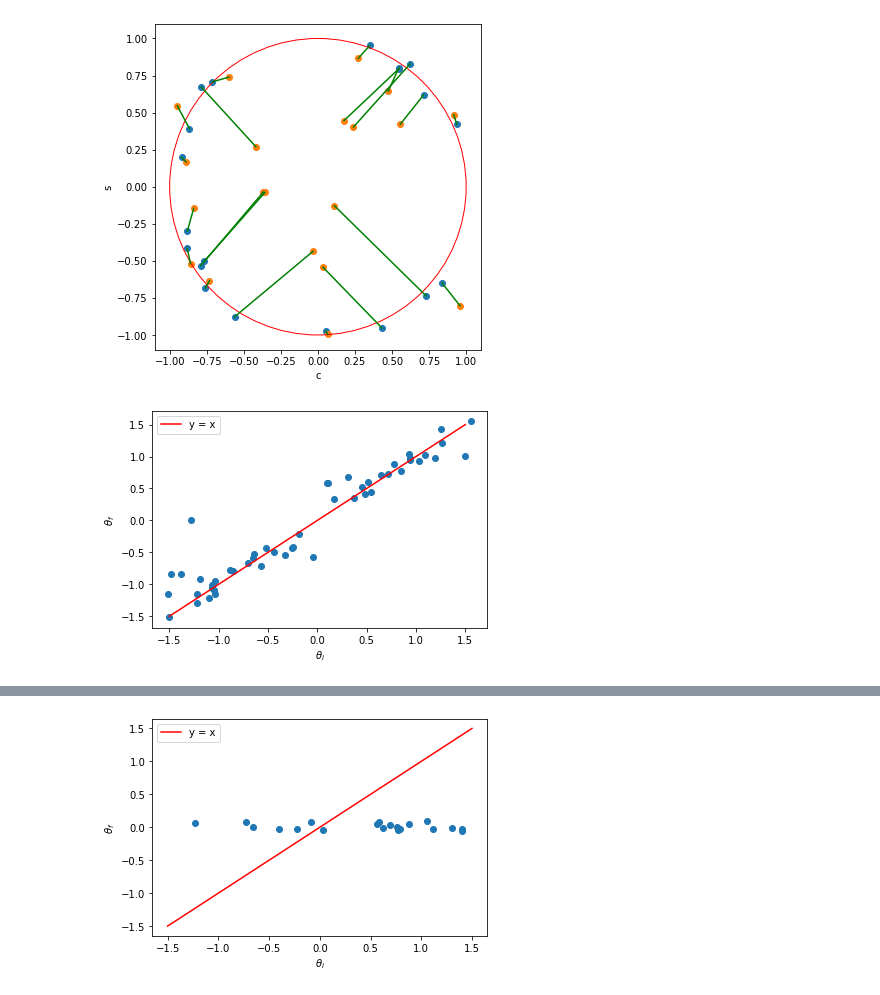
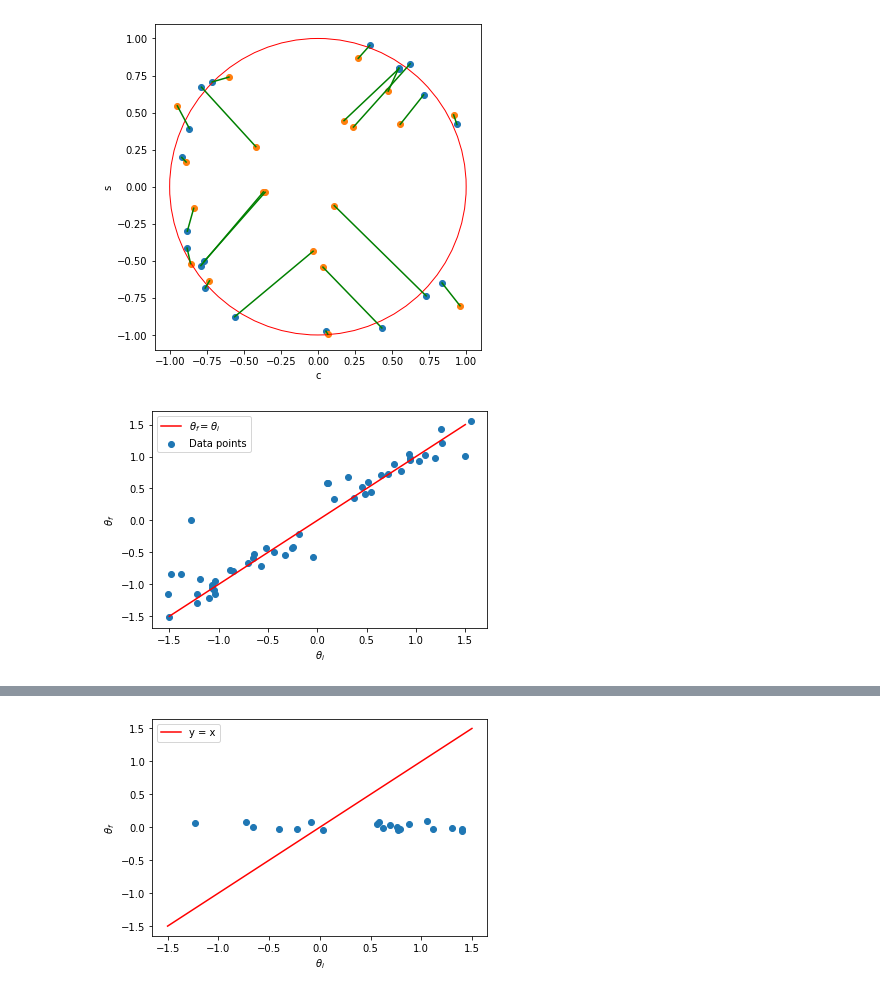
Before and after one commit to krishdesai7/SymmetryDiscovery, a Jupyter notebook: SymmetryGAN/O(2)stats.ipynb, the cells around one changed output, grey strips where cells are left out. Drawn from its saved outputs; the diff is of its cells as text; code cells hidden in the pictures.

```diff
--- a/SymmetryGAN/O(2)stats.ipynb
+++ b/SymmetryGAN/O(2)stats.ipynb
@@ -99,14 +65,14 @@ plt.show()
 # %%
 t_i = np.arctan(s_i/c_i)
 t_f = np.arctan(s_f/c_f)
-plt.scatter(t_i, t_f)
-plt.plot(np.linspace(-1.5, 1.5), np.linspace(-1.5, 1.5), 'r', label="y = x")
+plt.scatter(t_i, t_f, label = "Data points")
+plt.plot(np.linspace(-1.5, 1.5), np.linspace(-1.5, 1.5), 'r', label=r"$\theta_f = \theta_i$")
 plt.xlabel(r"$\theta_i$")
 plt.ylabel(r"$\theta_f$")
 plt.legend()
 plt.savefig("SO2symmNumeric_theta.pdf")
 # %% [output]
-[figure, old version]
+[figure, new version]
 # %%
 #SO(2) Asymm Numeric
 c_i =  [0.26571512, -0.3945005, 0.44834018, 0.5462165, -0.94836926, 0.23670745, -0.9631424, 0.49777198, 0.059622288, -0.06225252, 0.5462706, -0.6066456, 0.13397312, 0.0998075, 0.7076709, 0.9624219, 0.43074346, -0.1603167, -0.62717533, -0.6902883]
```
Also changed, not shown: parts of 15 cells of this notebook, 15 other files.
